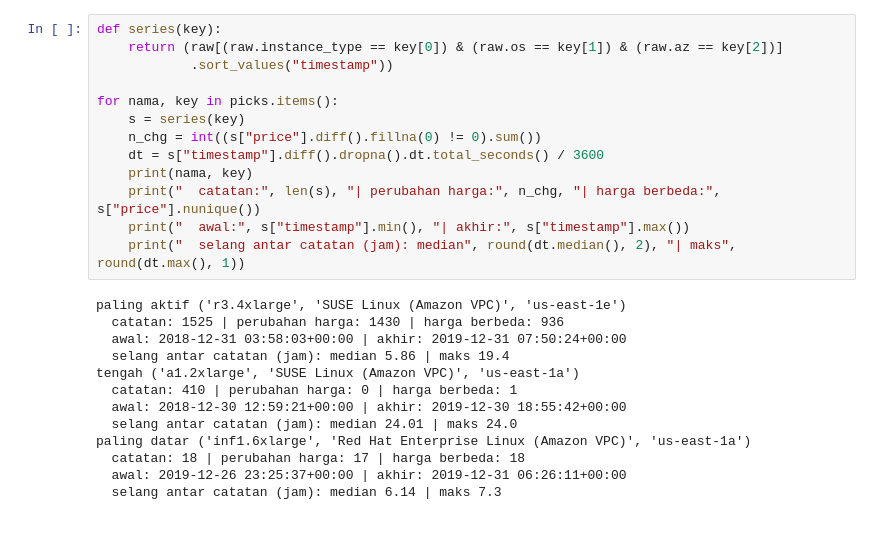
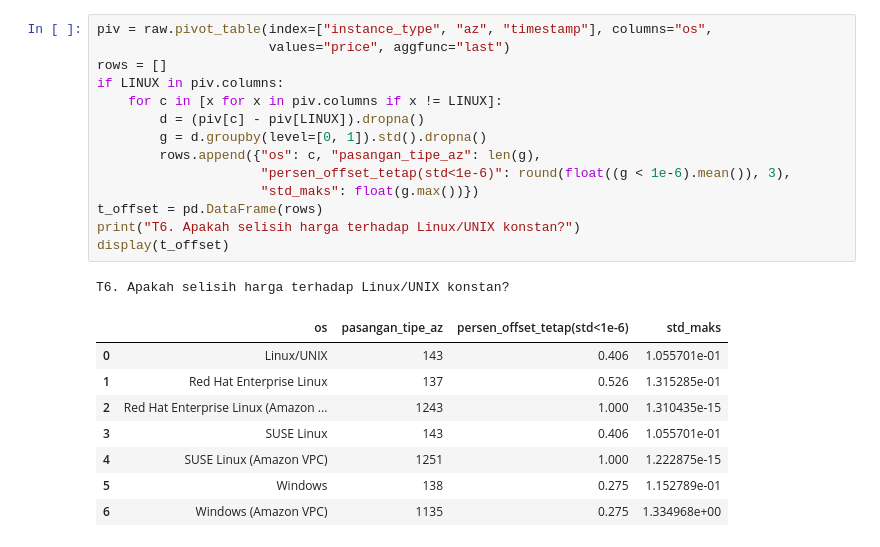
Before and after one commit to Frathol/RepeatedDollarAuction_Simulation, a Jupyter notebook: notebooks/ec2_2019.ipynb, the cells around one changed output. Drawn from its saved outputs; the diff is of its cells as text.

```diff
--- a/notebooks/ec2_2019.ipynb
+++ b/notebooks/ec2_2019.ipynb
@@ -79,27 +168,25 @@ plt.show()
 # %%
-def series(key):
-    return (raw[(raw.instance_type == key[0]) & (raw.os == key[1]) & (raw.az == key[2])]
-            .sort_values("timestamp"))
-
-for nama, key in picks.items():
-    s = series(key)
-    n_chg = int((s["price"].diff().fillna(0) != 0).sum())
-    dt = s["timestamp"].diff().dropna().dt.total_seconds() / 3600
-    print(nama, key)
-    print("  catatan:", len(s), "| perubahan harga:", n_chg, "| harga berbeda:", s["price"].nunique())
-    print("  awal:", s["timestamp"].min(), "| akhir:", s["timestamp"].max())
-    print("  selang antar catatan (jam): median", round(dt.median(), 2), "| maks", round(dt.max(), 1))
+piv = raw.pivot_table(index=["instance_type", "az", "timestamp"], columns="os",
+                      values="price", aggfunc="last")
+rows = []
+if LINUX in piv.columns:
+    for c in [x for x in piv.columns if x != LINUX]:
+        d = (piv[c] - piv[LINUX]).dropna()
+        g = d.groupby(level=[0, 1]).std().dropna()
+        rows.append({"os": c, "pasangan_tipe_az": len(g),
+                     "persen_offset_tetap(std<1e-6)": round(float((g < 1e-6).mean()), 3),
+                     "std_maks": float(g.max())})
+t_offset = pd.DataFrame(rows)
+print("T6. Apakah selisih harga terhadap Linux/UNIX konstan?")
+display(t_offset)
 # %% [output]
-paling aktif ('r3.4xlarge', 'SUSE Linux (Amazon VPC)', 'us-east-1e')
-  catatan: 1525 | perubahan harga: 1430 | harga berbeda: 936
-  awal: 2018-12-31 03:58:03+00:00 | akhir: 2019-12-31 07:50:24+00:00
-  selang antar catatan (jam): median 5.86 | maks 19.4
-tengah ('a1.2xlarge', 'SUSE Linux (Amazon VPC)', 'us-east-1a')
-  catatan: 410 | perubahan harga: 0 | harga berbeda: 1
-  awal: 2018-12-30 12:59:21+00:00 | akhir: 2019-12-30 18:55:42+00:00
-  selang antar catatan (jam): median 24.01 | maks 24.0
-paling datar ('inf1.6xlarge', 'Red Hat Enterprise Linux (Amazon VPC)', 'us-east-1a')
-  catatan: 18 | perubahan harga: 17 | harga berbeda: 18
-  awal: 2019-12-26 23:25:37+00:00 | akhir: 2019-12-31 06:26:11+00:00
-  selang antar catatan (jam): median 6.14 | maks 7.3
+T6. Apakah selisih harga terhadap Linux/UNIX konstan?
+|  | os | pasangan_tipe_az | persen_offset_tetap(std<1e-6) | std_maks |
+| 0 | Linux/UNIX | 143 | 0.406 | 1.055701e-01 |
+| 1 | Red Hat Enterprise Linux | 137 | 0.526 | 1.315285e-01 |
+| 2 | Red Hat Enterprise Linux (Amazon ... | 1243 | 1.000 | 1.310435e-15 |
+| 3 | SUSE Linux | 143 | 0.406 | 1.055701e-01 |
+| 4 | SUSE Linux (Amazon VPC) | 1251 | 1.000 | 1.222875e-15 |
+| 5 | Windows | 138 | 0.275 | 1.152789e-01 |
+| 6 | Windows (Amazon VPC) | 1135 | 0.275 | 1.334968e+00 |
 # %%
```
Also changed, not shown: parts of 12 cells of this notebook.
